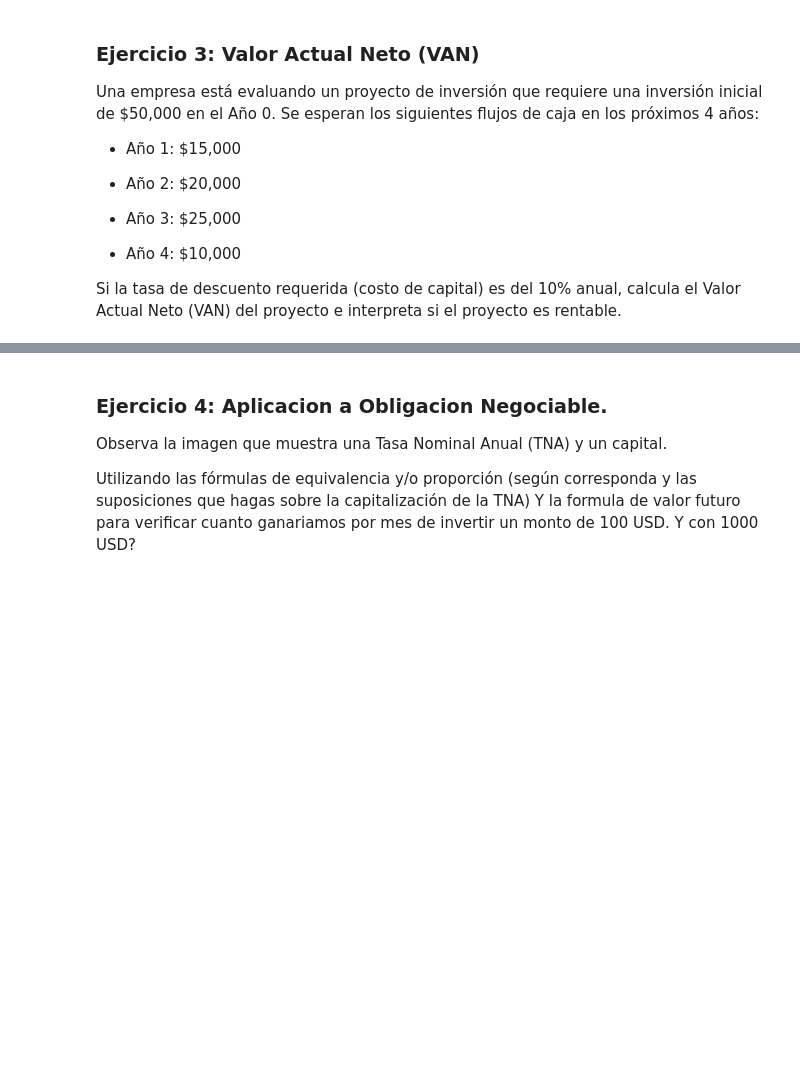
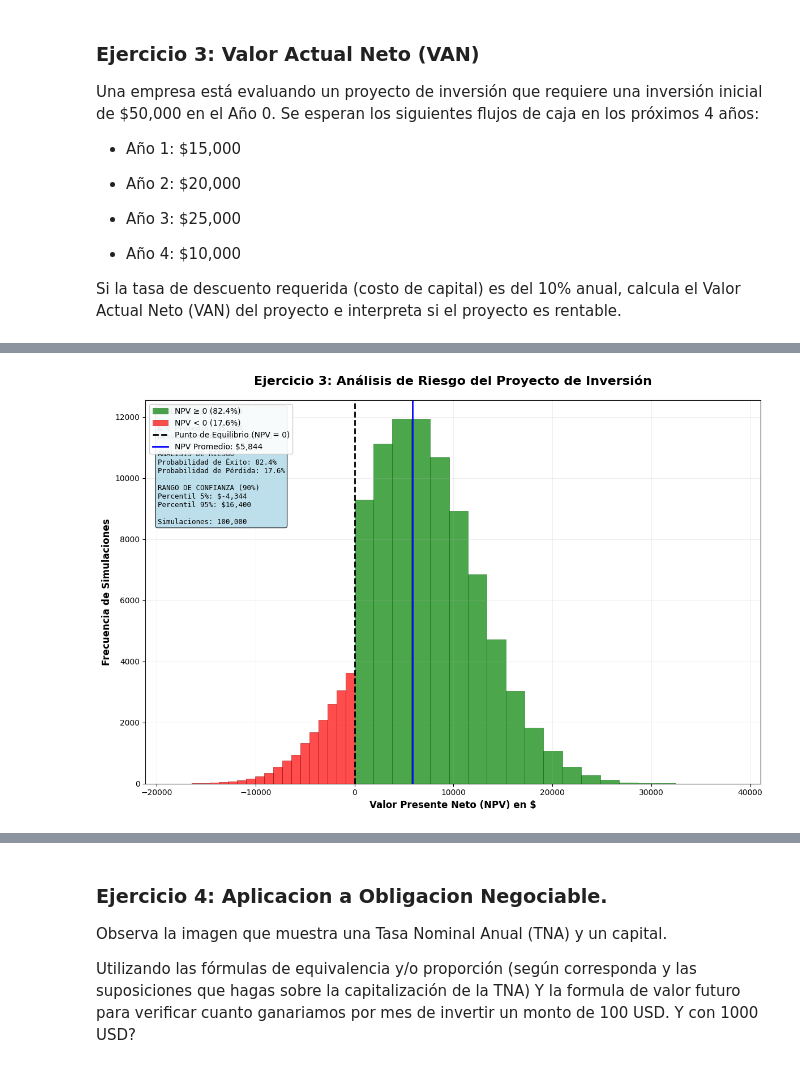
Before and after one commit to alexballera/laboratorio-tgad-fce, a Jupyter notebook: actividades/actividad16/actividad16_aplicaciones_para_el_analisis_de_inversiones.ipynb, the cells around one changed output, grey strips where cells are left out. Saved outputs shown, nothing was run; the diff lists cells and outputs as text; code cells hidden in the pictures; blank space fills up the shorter version.

```diff
--- a/actividades/actividad16/actividad16_aplicaciones_para_el_analisis_de_inversiones.ipynb
+++ b/actividades/actividad16/actividad16_aplicaciones_para_el_analisis_de_inversiones.ipynb
@@ -314,0 +329,95 @@ Cada peso invertido genera $1.116
+# %%
+# SIMULACIÓN MONTE CARLO para análisis de riesgo
+from utils.matematicas_financieras import monte_carlo_npv, plot_monte_carlo_results
+
+print("🎯 INICIANDO SIMULACIÓN MONTE CARLO...")
+print("=" * 50)
+
+# Preparar datos para Monte Carlo
+# Los flujos incluyen la inversión inicial como primer elemento (negativo)
+cash_flows_mc = [-inversion_inicial] + flujos_futuros
+print(f"Flujos de caja para simulación: {[f'${f:,.0f}' for f in cash_flows_mc]}")
+
+# Parámetros de incertidumbre
+volatilidad_flujos = 0.20    # ±20% de variabilidad en flujos de caja
+volatilidad_tasa = 0.02      # ±2% de variabilidad en tasa de descuento
+num_simulaciones = 100000    # Número de escenarios a simular
+
+print(f"• Tasa de descuento base: {tasa_descuento:.1%}")
+print(f"• Volatilidad de flujos: ±{volatilidad_flujos:.1%}")
+print(f"• Volatilidad de tasa: ±{volatilidad_tasa:.1%}")
+print(f"• Simulaciones: {num_simulaciones:,}")
+print()
+
+# Ejecutar simulación Monte Carlo
+resultados_mc = monte_carlo_npv(
+    cash_flows=cash_flows_mc,
+    discount_rate_mean=tasa_descuento,
+    volatility_flows=volatilidad_flujos,
+    volatility_rate=volatilidad_tasa,
+    simulations=num_simulaciones
+)
+
+print(f"✅ Simulación completada: {len(resultados_mc):,} escenarios generados")
+print()
+
+# Generar visualización y obtener métricas
+print("📊 GENERANDO ANÁLISIS VISUAL Y ESTADÍSTICO...")
+metricas_mc = plot_monte_carlo_results(
+    resultados_mc,
+    "Ejercicio 3: Análisis de Riesgo del Proyecto de Inversión"
+)
+
+# Mostrar resultados comparativos
+print("=" * 50)
+print("📈 COMPARACIÓN: ANÁLISIS DETERMINÍSTICO vs MONTE CARLO")
+print("=" * 50)
+print(f"VAN Determinístico:        ${van:,.2f}")
+print(f"VAN Promedio Monte Carlo:  ${metricas_mc['npv_mean']:,.2f}")
+print(f"Diferencia:               ${metricas_mc['npv_mean'] - van:,.2f}")
+print()
+
+print("🎯 ANÁLISIS DE RIESGO")
+print("-" * 30)
+print(f"• Riesgo (Desv. Estándar):     ${metricas_mc['npv_std']:,.2f}")
+print(f"• Probabilidad de Éxito:       {metricas_mc['success_probability']:.1%}")
+print(f"• Probabilidad de Pérdida:     {metricas_mc['failure_probability']:.1%}")
+print()
+
+print("📊 ESCENARIOS EXTREMOS (90% de confianza)")
+print("-" * 30)
+print(f"• Escenario Pesimista (5%):    ${metricas_mc['percentile_5']:,.2f}")
+print(f"• Escenario Optimista (95%):   ${metricas_mc['percentile_95']:,.2f}")
+print(f"• Rango de Variación:          ${metricas_mc['percentile_95'] - metricas_mc['percentile_5']:,.2f}")
+print()
+
+# Interpretación y recomendación final
+print("🎯 INTERPRETACIÓN INTEGRADA")
+print("-" * 30)
+
+# Criterios combinados
+van_mc_positivo = metricas_mc['npv_mean'] > 0
+alta_probabilidad_exito = metricas_mc['success_probability'] > 0.70
+riesgo_aceptable = metricas_mc['npv_std'] / abs(metricas_mc['npv_mean']) < 1.0
+
+print("Criterios de Evaluación (con Monte Carlo):")
+print(f"✓ VAN Promedio Positivo:       {'SÍ' if van_mc_positivo else 'NO'}")
+print(f"✓ Probabilidad Éxito > 70%:    {'SÍ' if alta_probabilidad_exito else 'NO'}")
+print(f"✓ Riesgo Aceptable:            {'SÍ' if riesgo_aceptable else 'NO'}")
+print()
+
+# Recomendación final considerando riesgo
+if van_mc_positivo and alta_probabilidad_exito:
+    recomendacion_final = "🟢 ACEPTAR EL PROYECTO"
+    justificacion = "VAN positivo con alta probabilidad de éxito y riesgo controlado"
+elif van_mc_positivo:
+    recomendacion_final = "🟡 ACEPTAR CON PRECAUCIÓN"
+    justificacion = "VAN positivo pero con riesgo significativo - considerar medidas de mitigación"
+else:
+    recomendacion_final = "🔴 RECHAZAR EL PROYECTO"
+    justificacion = "VAN promedio negativo indica alta probabilidad de pérdida"
+
+print(f"RECOMENDACIÓN FINAL: {recomendacion_final}")
+print(f"JUSTIFICACIÓN: {justificacion}")
+print("=" * 50)
+# %% [output]
@@ -314,0 +435 @@ Cada peso invertido genera $1.116
+[figure, added]
```
Also changed, not shown: parts of 4 cells of this notebook, 1 other file.
